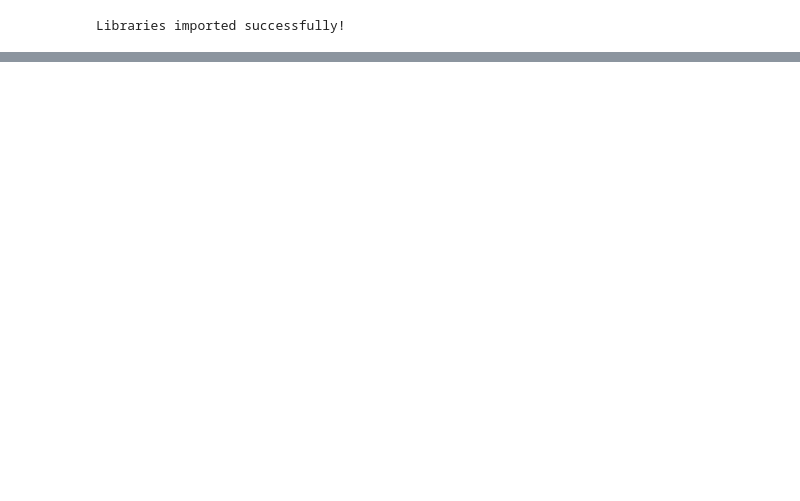
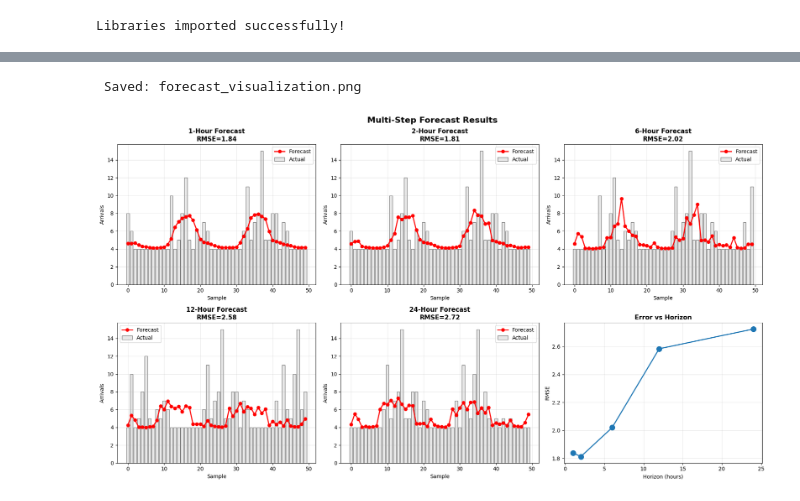
Before and after one commit to Foysal061/EmergencyDepartmentPatientPred, a Jupyter notebook: LSTM.ipynb, the cells around one changed output, grey strips where cells are left out. Drawn from its saved outputs; the diff is of its cells as text; code cells hidden in the pictures; blank space fills up the shorter version.

```diff
--- a/LSTM.ipynb
+++ b/LSTM.ipynb
@@ -27,0 +45,16 @@ Libraries imported successfully!
+# %%
+def load_ed_data(filepath, separator=';'):
+    """Load ED data from CSV"""
+    print("\n[1/10] Loading ED data...")
+    df = pd.read_csv(filepath, sep=separator)
+    df.columns = ['arrival', 'departure', 'first_doctor_response', 'first_triage']
+    print(f"   Loaded {len(df)} records")
+    print("\nFirst 5 rows:")
+    print(df.head())
+    return df
+
+# Load data
+df = load_ed_data(ED_DATA_PATH)
+
+print("\nData shape:", df.shape)
+print("Columns:", df.columns.tolist())
@@ -1072,0 +882,38 @@ Saved comprehensive visualization to predictions_comparison.png
+# %%
+fig, axes = plt.subplots(2, 3, figsize=(18, 10))
+fig.suptitle('Multi-Step Forecast Results', fontsize=16, fontweight='bold')
+
+for idx, horizon in enumerate([1, 2, 6, 12, 24]):
+    row = idx // 3
+    col = idx % 3
+    ax = axes[row, col]
+
+    preds = results[horizon]['predictions'][:50]
+    acts = results[horizon]['actuals'][:50]
+    x = np.arange(len(preds))
+
+    ax.bar(x, acts, alpha=0.5, label='Actual', color='lightgray', edgecolor='black')
+    ax.plot(x, preds, 'o-', label='Forecast', color='red', linewidth=2)
+    ax.set_title(f'{horizon}-Hour Forecast\nRMSE={results[horizon]["rmse"]:.2f}', fontweight='bold')
+    ax.set_xlabel('Sample')
+    ax.set_ylabel('Arrivals')
+    ax.legend()
+    ax.grid(True, alpha=0.3)
+
+# Performance degradation
+ax = axes[1, 2]
+horizons = sorted(results.keys())
+rmses = [results[h]['rmse'] for h in horizons]
+ax.plot(horizons, rmses, 'o-', linewidth=2, markersize=10)
+ax.set_xlabel('Horizon (hours)')
+ax.set_ylabel('RMSE')
+ax.set_title('Error vs Horizon', fontweight='bold')
+ax.grid(True, alpha=0.3)
+
+plt.tight_layout()
+plt.savefig('forecast_visualization.png', dpi=300, bbox_inches='tight')
+print(" Saved: forecast_visualization.png")
+plt.show()
+# %% [output]
+ Saved: forecast_visualization.png
+[figure, added]
```
Also changed, not shown: parts of 23 cells of this notebook.
